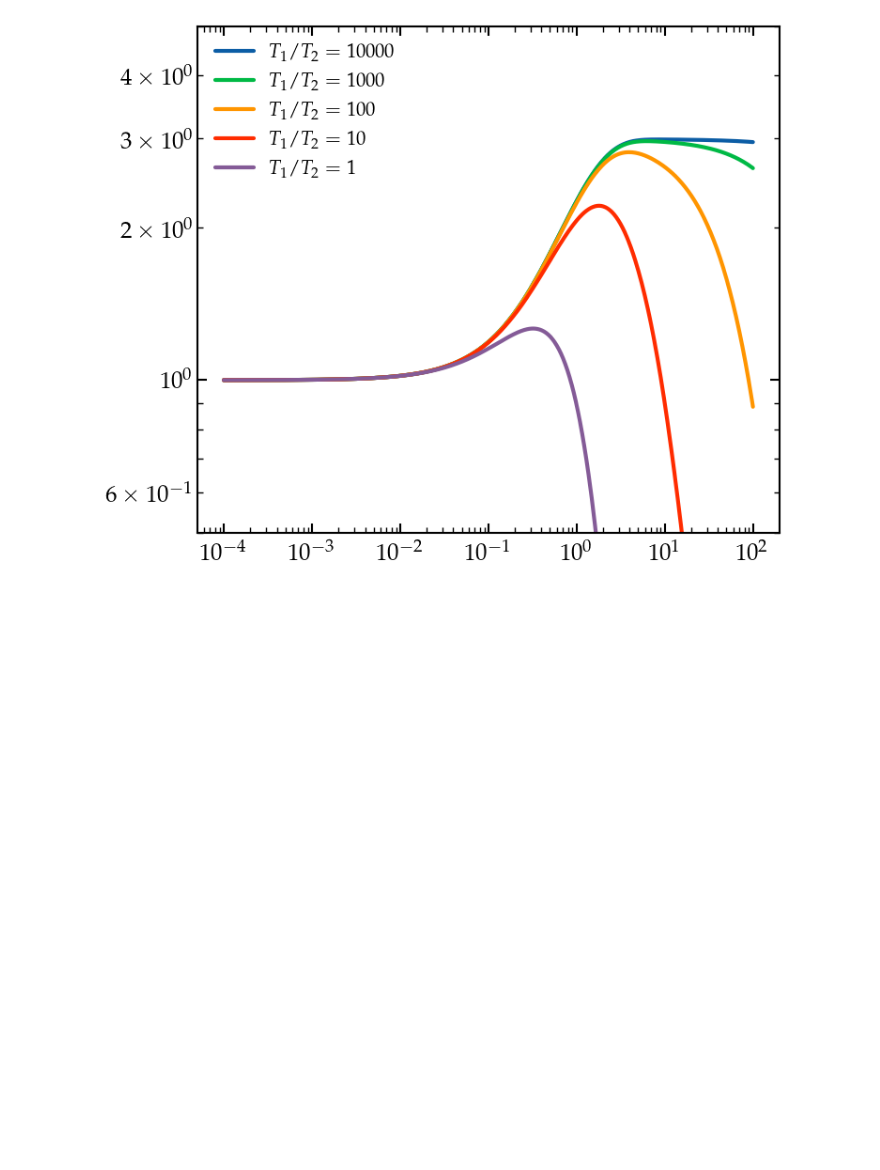
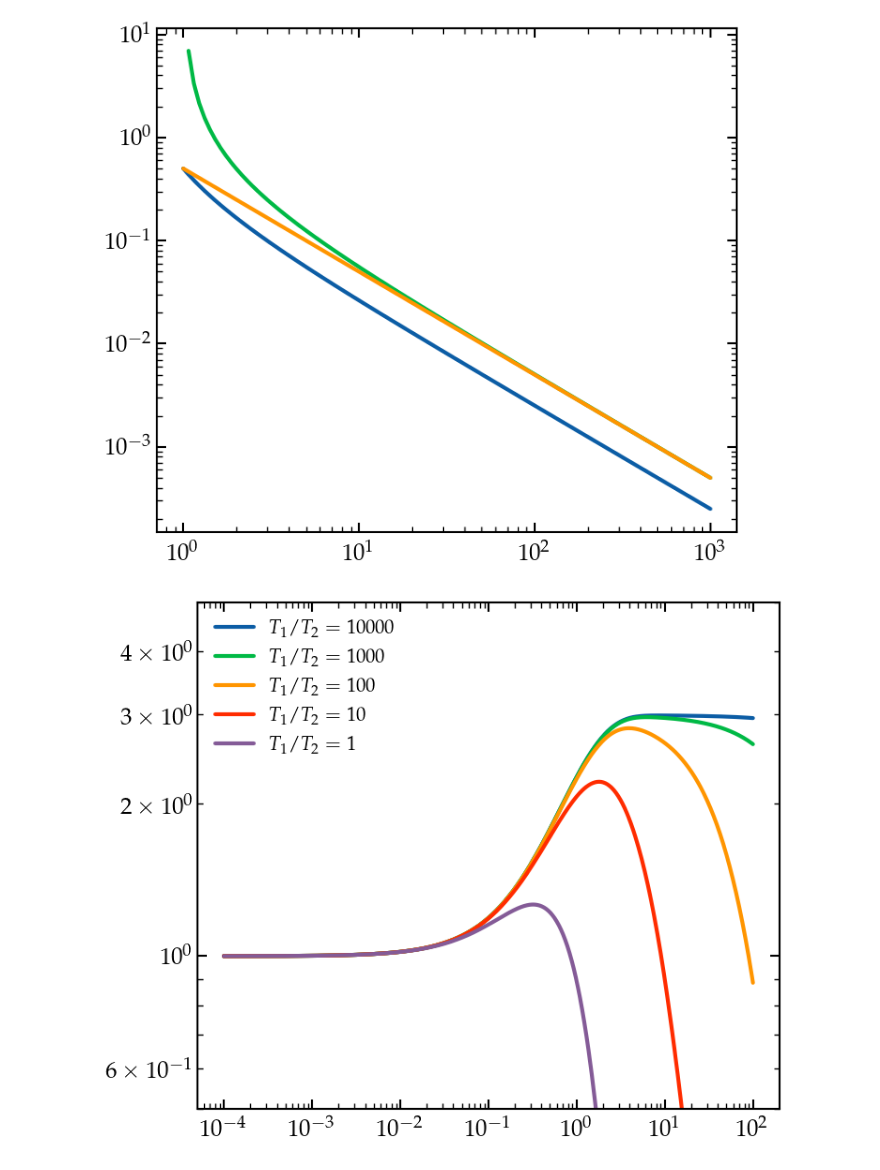
Before and after one commit to gpierobon/pyOpenNu, a Jupyter notebook: notebooks/Chi2.ipynb, the cells around one changed output. Cells and saved outputs as stored; diff of their text form; code cells hidden in the pictures; blank space fills up the shorter version.

```diff
--- a/notebooks/Chi2.ipynb
+++ b/notebooks/Chi2.ipynb
@@ -28,6 +28,18 @@ from qutip import correlation
 import opennu as on
 
 plt.style.use(main_dir+'sty.mplstyle')
+# %%
+x = np.geomspace(1,1000,100)
+
+gloc = 1/(2*(2*x-1))
+gloc2 = 1/x
+
+plt.loglog(x, 1/(2*(2*x-1)))
+plt.loglog(x, 1/(2*(x-1)))
+plt.loglog(x, 1/x/2)
+plt.show()
+# %% [output]
+[figure, added]
 # %%
 N = 1e8
 for gg in [1e-4, 1e-3, 1e-2, 0.1, 1]:
```
Also changed, not shown: parts of 9 cells of this notebook, 4 other files.
